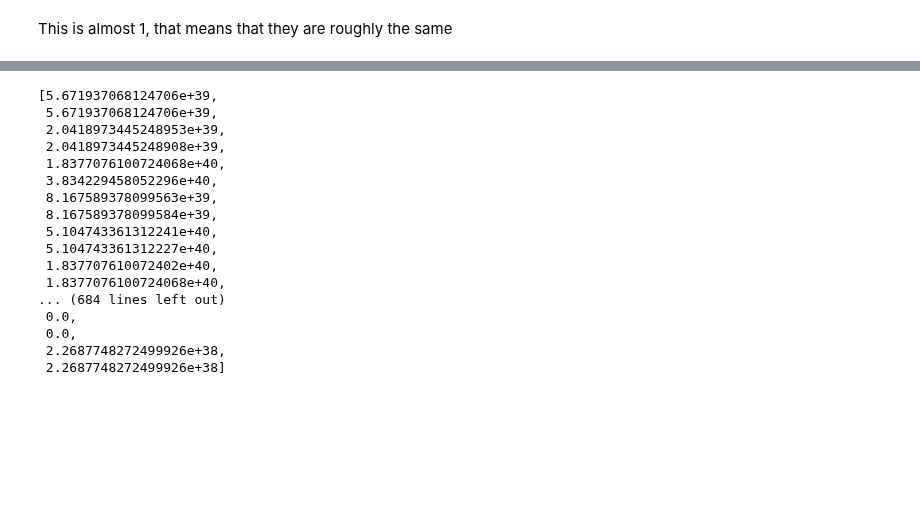
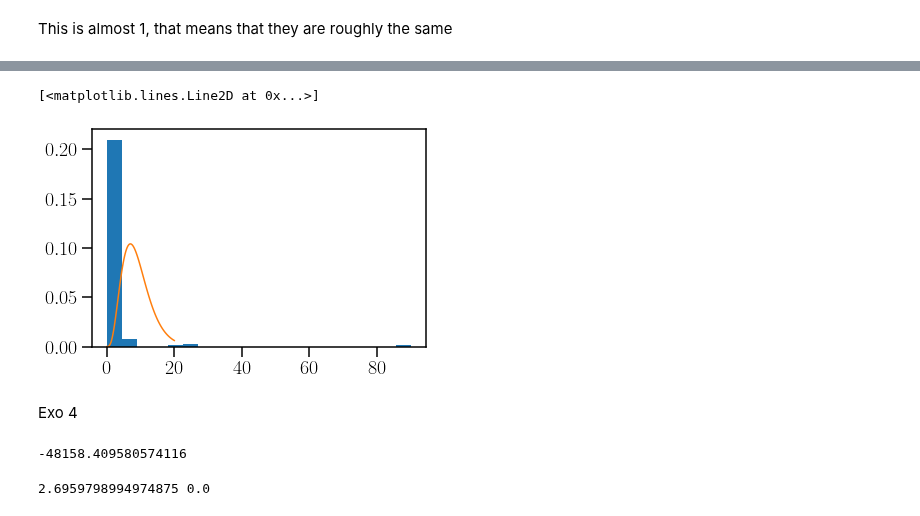
Before and after one commit to Nayaqs/stats, a Jupyter notebook: FinalProject.ipynb, the cells around one changed output, grey strips where cells are left out. Cells and saved outputs as stored; diff of their text form; code cells hidden in the pictures; blank space fills up the shorter version.

```diff
--- a/FinalProject.ipynb
+++ b/FinalProject.ipynb
@@ -246,20 +239,28 @@ plt.hist(listDif, bins =20)
-# %%
-listDif
-# %% [output]
-[5.671937068124706e+39,
- 5.671937068124706e+39,
- 2.0418973445248953e+39,
- 2.0418973445248908e+39,
- 1.8377076100724068e+40,
- 3.834229458052296e+40,
- 8.167589378099563e+39,
- 8.167589378099584e+39,
- 5.104743361312241e+40,
- 5.104743361312227e+40,
- 1.837707610072402e+40,
- 1.8377076100724068e+40,
-... (684 lines left out)
- 0.0,
- 0.0,
- 2.2687748272499926e+38,
- 2.2687748272499926e+38]
+# %%
+Nexp=200
+N=200
+nBins = 10
+chiList = []
+
+for i in range(Nexp):
+    dat = Egenerator(N,T)
+    content,edges= np.histogram(dat, bins = nBins, density=False)
+    width = edges[1]-edges[0]
+    xExp = edges[:-1] + width/2
+    chi2 = 0
+    for j in range(len(content)):
+        fj = N*f(xExp[j],T)*width
+        dif = np.power((content[j]-fj)/fj,2)
+        chi2 = chi2 + dif
+
+    chiList.append(chi2)
+# %%
+plt.hist(chiList, bins = 20, density=True)
+chi2_x = np.linspace(*(0,20), 100)
+chi2_y = stats.chi2.pdf(chi2_x, nBins-1)
+plt.plot(chi2_x, chi2_y)
+# %% [output]
+[<matplotlib.lines.Line2D at 0x...>]
+[figure, added]
+# %% [markdown]
+Exo 4
@@ -265,0 +271,27 @@ listDif
+# %%
+def LLH(testData,Ttest):
+    Loutput=0
+    for i in range(0,len(testData)):
+        Loutput+=math.log(f(testData[i],Ttest))
+    return -Loutput
+
+print (LLH(data,3))
+# %% [output]
+-48158.409580574116
+# %%
+Ttest=np.linspace(0.5, 10, 200)
+listLikeliHood = []
+
+for i in range(len(Ttest)):
+    l = LLH(data,Ttest[i])
+    listLikeliHood.append(l)
+
+indexLmin = listLikeliHood.index(min(listLikeliHood))
+Lmin = min(listLikeliHood)
+
+for i in range(len(Ttest)): #Normalize
+    listLikeliHood[i] -= Lmin
+
+print (Ttest[indexLmin],min(listLikeliHood))
+# %% [output]
+2.6959798994974875 0.0
```
Also changed, not shown: parts of 30 cells of this notebook.
